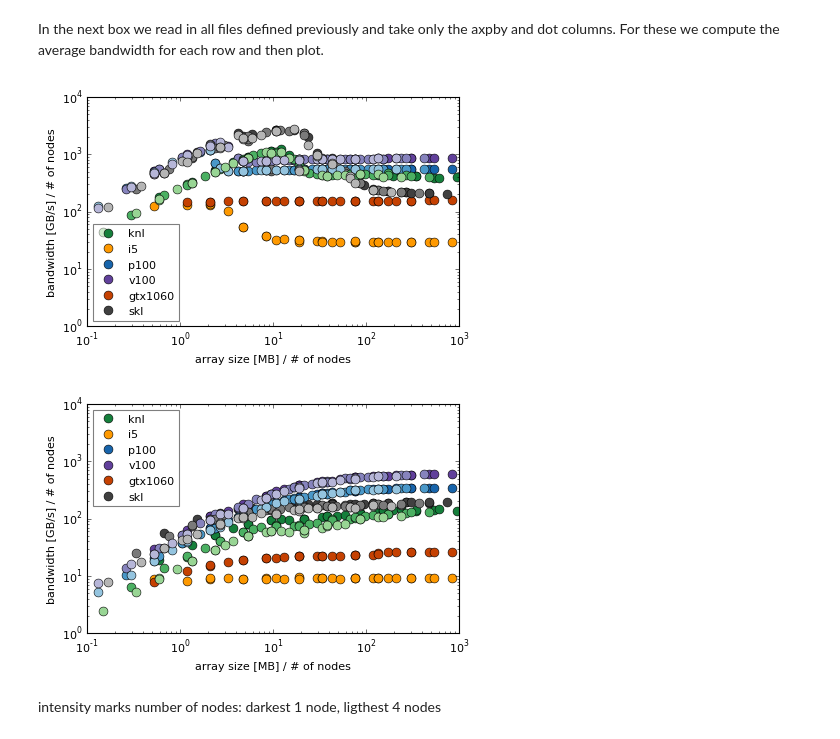
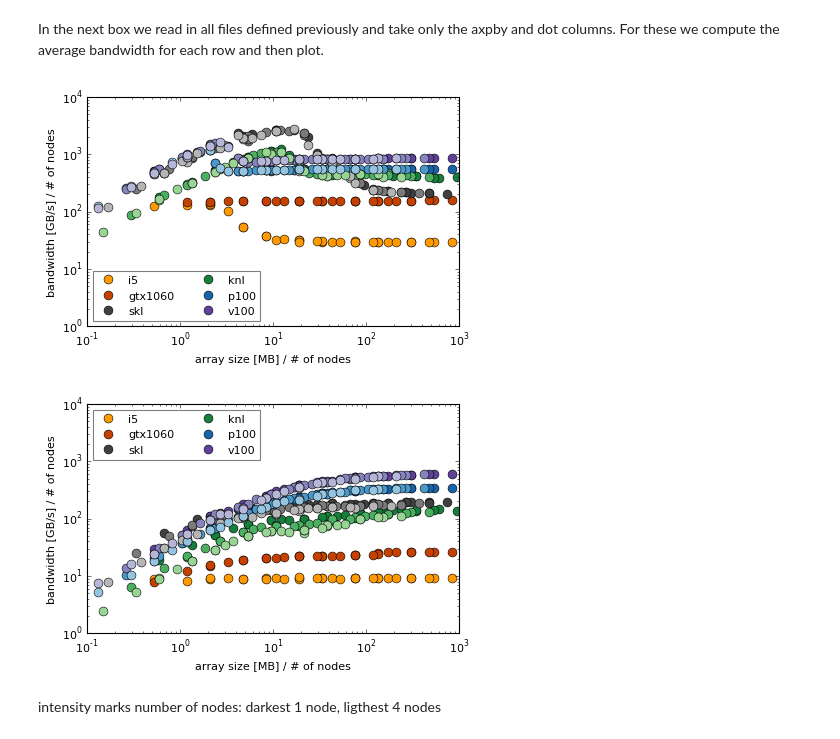
Before and after one commit to mwiesenberger/performance, a Jupyter notebook: 2-Axpby-Dot-Plot.ipynb, the cells around one changed output. Cells and saved outputs as stored; diff of their text form; code cells hidden in the pictures.

```diff
--- a/2-Axpby-Dot-Plot.ipynb
+++ b/2-Axpby-Dot-Plot.ipynb
@@ -10,20 +10,28 @@ import matplotlib.cm as cm
 Here is a list of all the file(ending)s and an indication of the corresponding architecture and number of nodes. Also we define some utilities that we use in our plot further down:
 # %%
 #(hardware name, number of nodes)
-filesD = {
-         'knl_mpi1':('knl',1), 'knl_mpi2':('knl',2), 'knl_mpi4':('knl',4),
-         'skl_mpi1':('skl',1), 'skl_mpi2':('skl',2), 'skl_mpi4':('skl',4),
-         'i5':('i5',1),
-         'p100_mpi1':('p100',1), 'p100_mpi2':('p100',2), 'p100_mpi4':('p100',4),
-         'v100_mpi1':('v100',1), 'v100_mpi2':('v100',2), 'v100_mpi4':('v100',4),
-         'gtx1060':('gtx1060',1)
-                      }
+files = odict({})
+files['i5'] = ('i5',1)
+files['gtx1060'] = ('gtx1060',1)
+files['skl_mpi1'] = ('skl',1)
+files['skl_mpi2'] = ('skl',2)
+files['skl_mpi4'] = ('skl',4)
+files['knl_mpi1'] = ('knl',1)
+files['knl_mpi2'] = ('knl',2)
+files['knl_mpi4'] = ('knl',4)
+files['p100_mpi1'] = ('p100',1)
+files['p100_mpi2'] = ('p100',2)
+files['p100_mpi4'] = ('p100',4)
+files['v100_mpi1'] = ('v100',1)
+files['v100_mpi2'] = ('v100',2)
+files['v100_mpi4'] = ('v100',4)
 # order by number of nodes to make labeling easier further down
-files = odict(sorted(filesD.items(), key= lambda t : t[1][1]))
+files=odict(sorted(files.items(), key= lambda t : t[1][1]))
 # count number of 1 nodes in dict
 number=0
 for k,v in files.items():
     if v[1]==1: number+=1
+#setup plotting specifications
 arch = {'knl':(cm.Greens,450,0.7),'skl':(cm.Greys,205,0.7),'p100':(cm.Blues,550,0.7),'v100':(cm.Purples,850,0.7),
         'i5':(cm.Wistia,30,0.5),'gtx1060':(cm.Oranges,157,0.5)}
 intens={1:0.8, 2:0.6, 4:0.4}
@@ -38,42 +46,42 @@ for q in ('axpby','dot'):
         #add size and get rid of non-relevant columns
         df.insert(0,'size', 8*df['n']*df['n']*df['Nx']*df['Ny']/1e6/v[1])
         bw = df[['n','Nx','Ny','size']]
         bw = bw.assign(axpby = df['size']/1000*3/df['axpby'])
         bw = bw.assign(dot = df['size']/1000*2/df['dot'])
         #compute mean and standard derivation of 'same' groups
         bw=bw.groupby(['n', 'Nx','Ny','size']).agg(['mean', 'std'])
-        bw=bw.reset_index(level=['n','Nx','Ny','size'])
-        bw=bw.sort_values(by='size')
-        #print(f,v[0], matplotlib.colors.to_rgb(color))
-        bw[q].plot(ax=ax,color=arch[v[0]][0](intens[v[1]]), marker='o',ls='',markeredgecolor='k',
-                    x=bw.loc[:,'size'],y='mean',markersize=8,label=v[0])#+' ('+str(arch[v[0]][1])+')')
+        bw.reset_index(level=['n','Nx','Ny','size'], inplace=True)
+        #add to plot
+        toPlot = bw[q].join(bw[('size')])
+        toPlot.plot(ax=ax,color=arch[v[0]][0](intens[v[1]]), marker='o',ls='',markeredgecolor='k',
+                    x='size',y='mean',markersize=8,label=v[0])#+' ('+str(arch[v[0]][1])+')')
     plt.xlabel('array size [MB] / # of nodes')
     plt.xscale('log')
     plt.yscale('log')
     plt.xlim(1e-1,1e3)
     #for k,v in arch.items():
     #    if q=='axpby' :
     #        plt.axhline(y=v[1],xmin=v[2],xmax=1,color=v[0](1.0),lw=2)
 
     handles, labels = plt.gca().get_legend_handles_labels()
     handles = handles[0:number]; labels = labels[0:number]
     if q=='dot':
-        plt.legend(handles, labels, loc='upper left',numpoints=1,
+        plt.legend(handles, labels, loc='upper left',numpoints=1,ncol=2,
                    fontsize='medium',framealpha=0.5)
         plt.ylabel('bandwidth [GB/s] / # of nodes')
         plt.ylim(1,1e4)
 
     else:
-        plt.legend(handles, labels, loc='lower left',numpoints=1,
+        plt.legend(handles, labels, loc='lower left',ncol=2,numpoints=1,
                    fontsize='medium',framealpha=0.5)
         plt.ylabel('bandwidth [GB/s] / # of nodes')
         plt.ylim(1,1e4)
 
     #plt.title(q)
     plt.savefig(q+'.pdf',bbox_inches='tight')
 # %% [output]
-[figure, old version]
+[figure, new version]
-[figure, old version]
+[figure, new version]
 # %% [markdown]
 intensity marks number of nodes: darkest 1 node, ligthest 4 nodes
 # %% [markdown]
```
Also changed, not shown: 6 other files.
